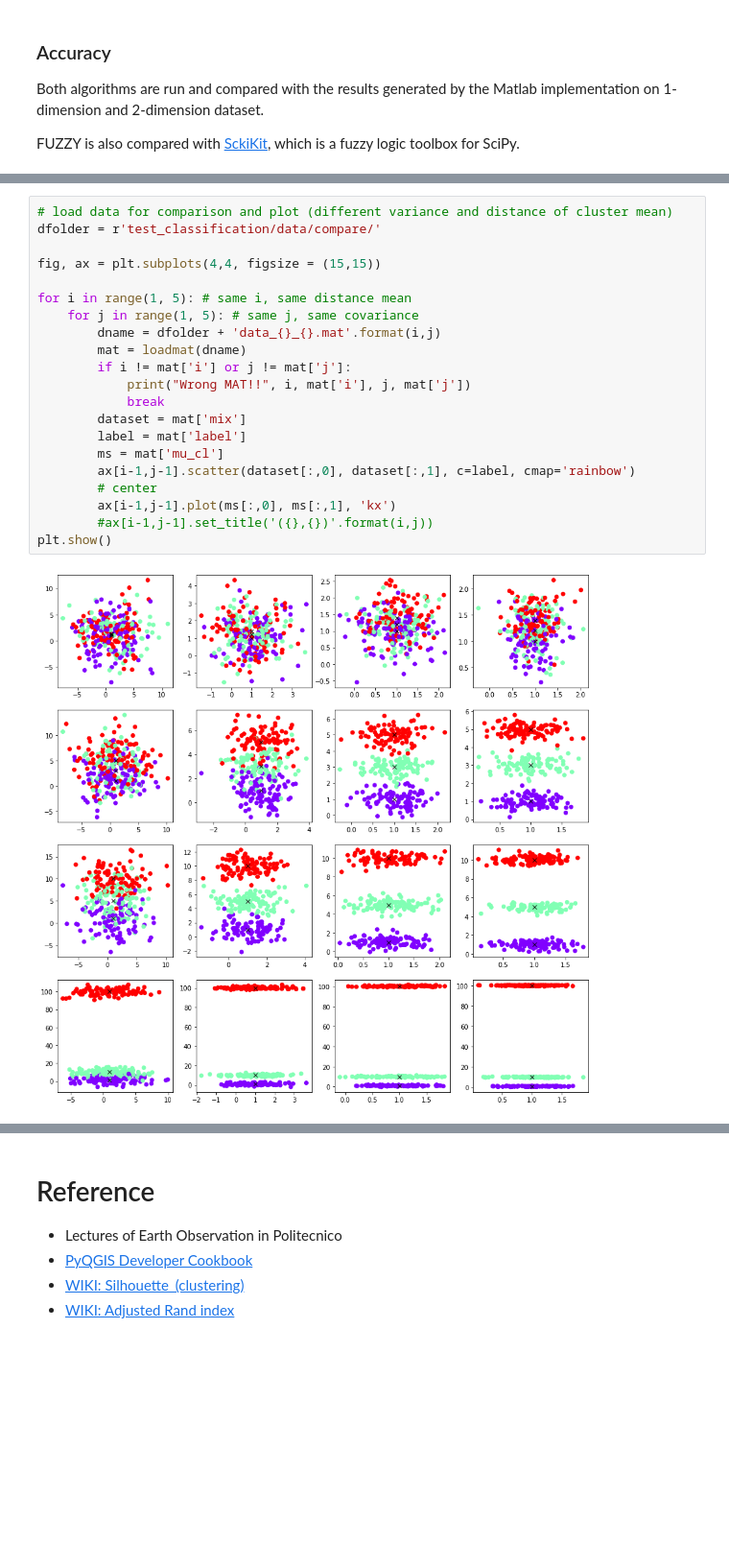
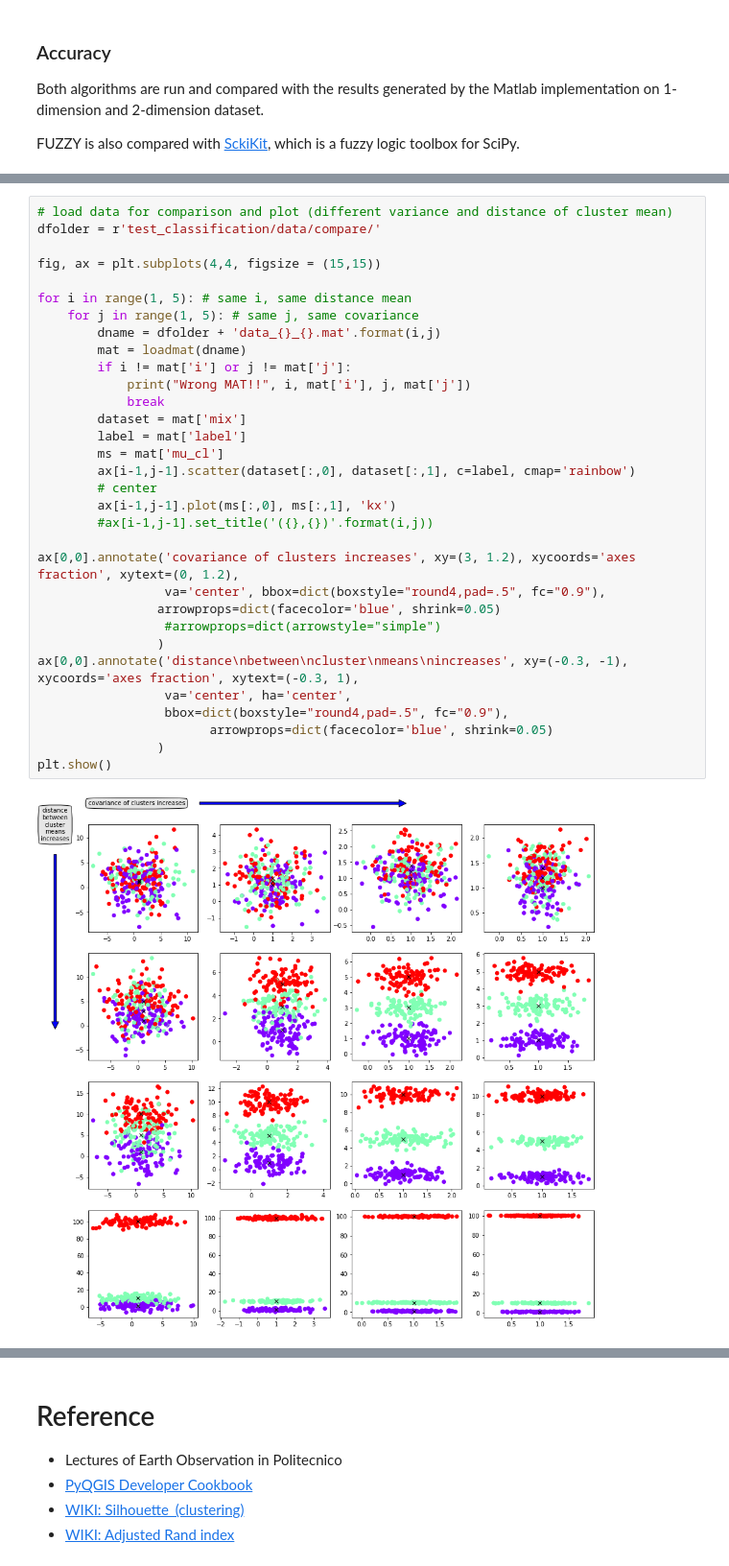
Before and after one commit to ictar/EO-Classification-Plugin, a Jupyter notebook: presentation.ipynb, the cells around one changed output, grey strips where cells are left out. Shown at 96% size. Drawn from its saved outputs; the diff is of its cells as text; blank space fills up the shorter version.

```diff
--- a/presentation.ipynb
+++ b/presentation.ipynb
@@ -96,23 +140,34 @@ From top to bottom, distance between cluster means increases.
 # %%
 # load data for comparison and plot (different variance and distance of cluster mean)
 dfolder = r'test_classification/data/compare/'
 
 fig, ax = plt.subplots(4,4, figsize = (15,15))
 
 for i in range(1, 5): # same i, same distance mean
     for j in range(1, 5): # same j, same covariance
         dname = dfolder + 'data_{}_{}.mat'.format(i,j)
         mat = loadmat(dname)
         if i != mat['i'] or j != mat['j']:
             print("Wrong MAT!!", i, mat['i'], j, mat['j'])
             break
         dataset = mat['mix']
         label = mat['label']
         ms = mat['mu_cl']
         ax[i-1,j-1].scatter(dataset[:,0], dataset[:,1], c=label, cmap='rainbow')
         # center
         ax[i-1,j-1].plot(ms[:,0], ms[:,1], 'kx')
         #ax[i-1,j-1].set_title('({},{})'.format(i,j))
+
+ax[0,0].annotate('covariance of clusters increases', xy=(3, 1.2), xycoords='axes fraction', xytext=(0, 1.2),
+                 va='center', bbox=dict(boxstyle="round4,pad=.5", fc="0.9"),
+                arrowprops=dict(facecolor='blue', shrink=0.05)
+                 #arrowprops=dict(arrowstyle="simple")
+                )
+ax[0,0].annotate('distance\nbetween\ncluster\nmeans\nincreases', xy=(-0.3, -1), xycoords='axes fraction', xytext=(-0.3, 1),
+                 va='center', ha='center',
+                 bbox=dict(boxstyle="round4,pad=.5", fc="0.9"),
+                       arrowprops=dict(facecolor='blue', shrink=0.05)
+                )
 plt.show()
 # %% [output]
-[figure, old version]
+[figure, new version]
```
Also changed, not shown: parts of 16 cells of this notebook, 16 other files.
